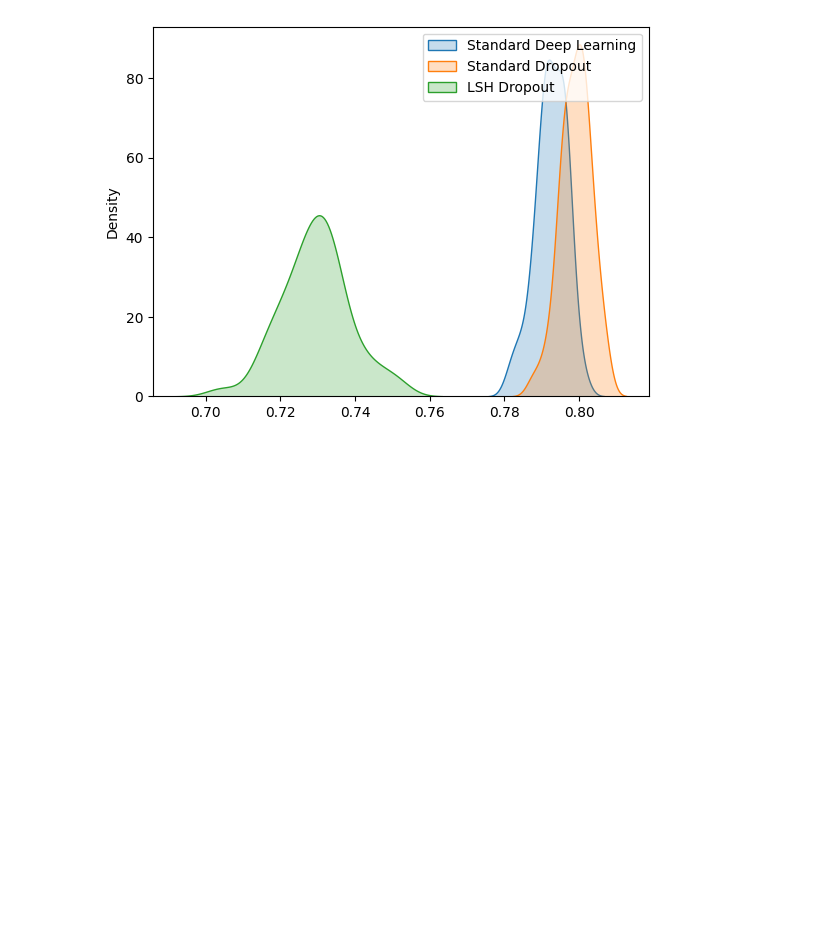
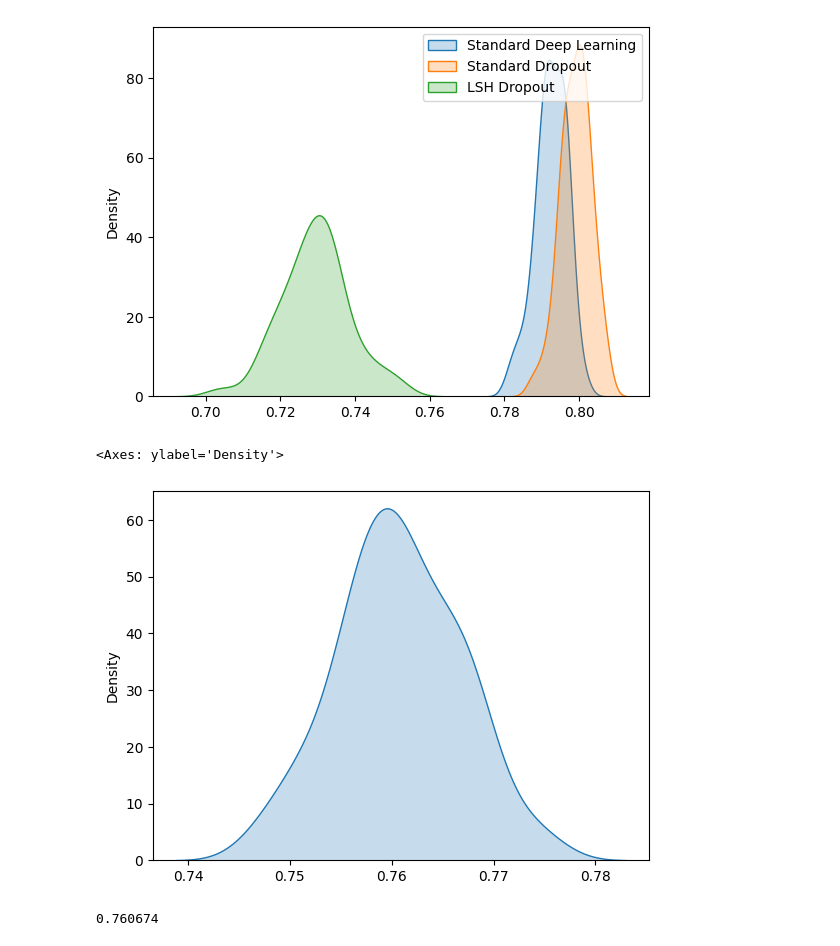
Before and after one commit to Winter-Shen/NeuralNetwork, a Jupyter notebook: mnist.ipynb, the cells around one changed output. Cells and saved outputs as stored; diff of their text form; code cells hidden in the pictures; blank space fills up the shorter version.

```diff
--- a/mnist.ipynb
+++ b/mnist.ipynb
@@ -92,7 +92,7 @@ def f(x_train, y_train, x_test, y_test, model, batch_size, epoches, weight = Non
     y_hat = model.predict(x_test)
     metrics.reset_state()
     metrics.update_state(y_test, y_hat)
-    model.resetWeight()
+    model.reset()
     return metrics.result().numpy()
 # %%
 batch_size = 128
@@ -164,5 +172,5 @@ IndexError: list index out of range
 # %%
-accuracy_LSH = [f(x_train, y_train, x_test, y_test, LSH, batch_size, epoches = epoch, progress = False) for i in range(50)]
+accuracy_LSH = [f(x_train, y_train, x_test, y_test, LSH, batch_size, epoches = epoch, progress = False) for i in range(1)]
 # %%
 sns.kdeplot(accuracy_standard, fill=True, label="Standard Deep Learning")
 sns.kdeplot(accuracy_dropout, fill=True, label="Standard Dropout")
@@ -171,3 +179,12 @@ plt.legend()
 plt.show()
 # %% [output]
 [figure]
+# %%
+sns.kdeplot(accuracy_LSH, fill=True, label="Standard Deep Learning")
+# %% [output]
+<Axes: ylabel='Density'>
+[figure, added]
+# %%
+np.mean(accuracy_LSH)
+# %% [output]
+0.760674
```
Also changed, not shown: parts of 3 cells of this notebook, 1 other file.
